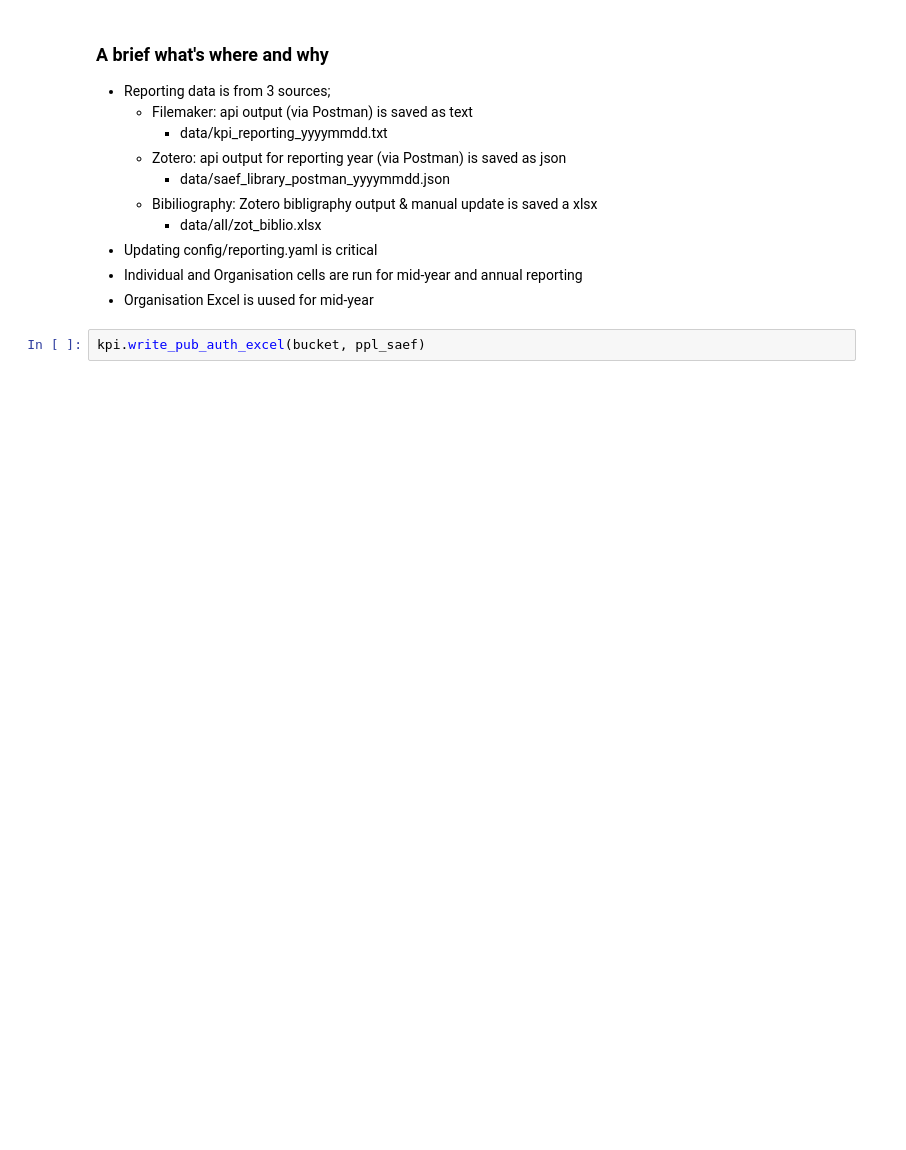
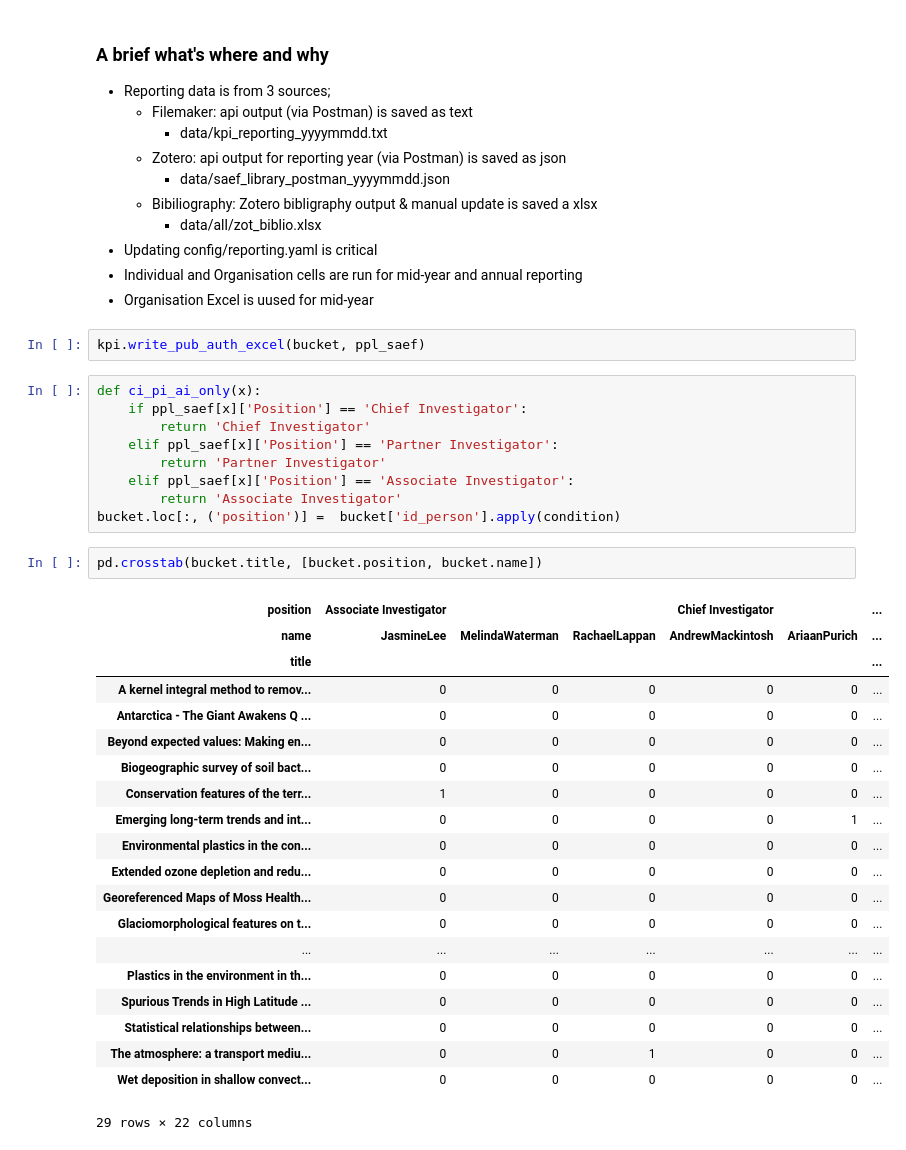
Before and after one commit to arcsaef/arcsaef, a Jupyter notebook: jnl_auth_crosstab-reporting.ipynb, the cells around one changed output. Saved outputs shown, nothing was run; the diff lists cells and outputs as text; blank space fills up the shorter version.

Commit message:
Update jnl_auth_crosstab-reporting.ipynb
JW changes

```diff
--- a/jnl_auth_crosstab-reporting.ipynb
+++ b/jnl_auth_crosstab-reporting.ipynb
@@ -55,6 +59,38 @@ for prsn in ppl_saef:
  - Organisation Excel is uused for mid-year
 # %%
 kpi.write_pub_auth_excel(bucket, ppl_saef)
+# %%
+def ci_pi_ai_only(x):
+    if ppl_saef[x]['Position'] == 'Chief Investigator':
+        return 'Chief Investigator'
+    elif ppl_saef[x]['Position'] == 'Partner Investigator':
+        return 'Partner Investigator'
+    elif ppl_saef[x]['Position'] == 'Associate Investigator':
+        return 'Associate Investigator'
+bucket.loc[:, ('position')] =  bucket['id_person'].apply(condition)
+# %%
+pd.crosstab(bucket.title, [bucket.position, bucket.name])
+# %% [output]
+| position | Associate Investigator |  |  | Chief Investigator |  | ... |
+| name | JasmineLee | MelindaWaterman | RachaelLappan | AndrewMackintosh | AriaanPurich | ... |
+| title |  |  |  |  |  | ... |
+| A kernel integral method to remov... | 0 | 0 | 0 | 0 | 0 | ... |
+| Antarctica - The Giant Awakens Q ... | 0 | 0 | 0 | 0 | 0 | ... |
+| Beyond expected values: Making en... | 0 | 0 | 0 | 0 | 0 | ... |
+| Biogeographic survey of soil bact... | 0 | 0 | 0 | 0 | 0 | ... |
+| Conservation features of the terr... | 1 | 0 | 0 | 0 | 0 | ... |
+| Emerging long-term trends and int... | 0 | 0 | 0 | 0 | 1 | ... |
+| Environmental plastics in the con... | 0 | 0 | 0 | 0 | 0 | ... |
+| Extended ozone depletion and redu... | 0 | 0 | 0 | 0 | 0 | ... |
+| Georeferenced Maps of Moss Health... | 0 | 0 | 0 | 0 | 0 | ... |
+| Glaciomorphological features on t... | 0 | 0 | 0 | 0 | 0 | ... |
+| ... | ... | ... | ... | ... | ... | ... |
+| Plastics in the environment in th... | 0 | 0 | 0 | 0 | 0 | ... |
+| Spurious Trends in High Latitude ... | 0 | 0 | 0 | 0 | 0 | ... |
+| Statistical relationships between... | 0 | 0 | 0 | 0 | 0 | ... |
+| The atmosphere: a transport mediu... | 0 | 0 | 1 | 0 | 0 | ... |
+| Wet deposition in shallow convect... | 0 | 0 | 0 | 0 | 0 | ... |
+29 rows × 22 columns
 # %%
 bucket
 # %% [output]
```
Also changed, not shown: parts of 3 cells of this notebook.
